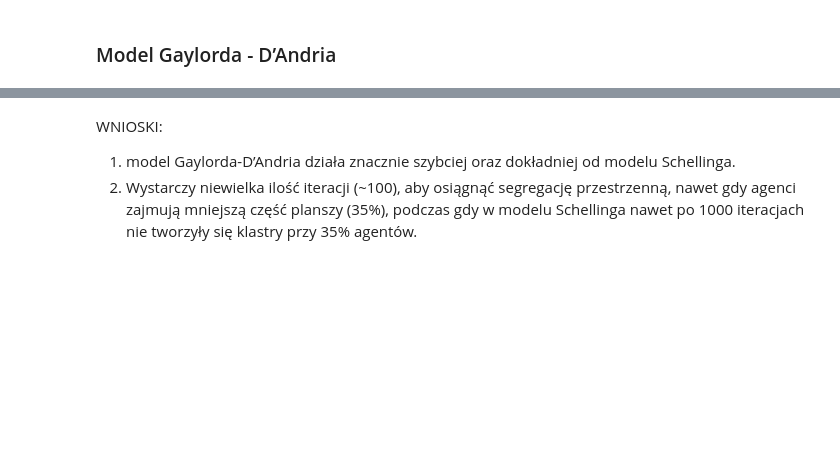
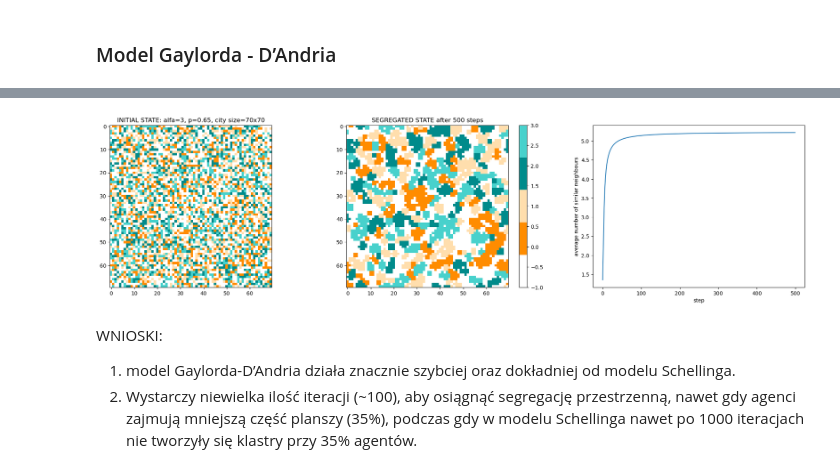
Before and after one commit to wojtekkk99/Spatial-segregation, a Jupyter notebook: spatial_segregation.ipynb, the cells around one changed output, grey strips where cells are left out. Saved outputs shown, nothing was run; the diff lists cells and outputs as text; code cells hidden in the pictures; blank space fills up the shorter version.

```diff
--- a/spatial_segregation.ipynb
+++ b/spatial_segregation.ipynb
@@ -384,3 +415,7 @@ show_experiments(gaylord, params, 2)
+# %%
+show_experiments(gaylord, params, n_agents)
+# %% [output]
+[figure, added]
 # %% [markdown]
 WNIOSKI:
 1. model Gaylorda-D’Andria działa znacznie szybciej oraz dokładniej od modelu Schellinga.
```
Also changed, not shown: parts of 20 cells of this notebook.
